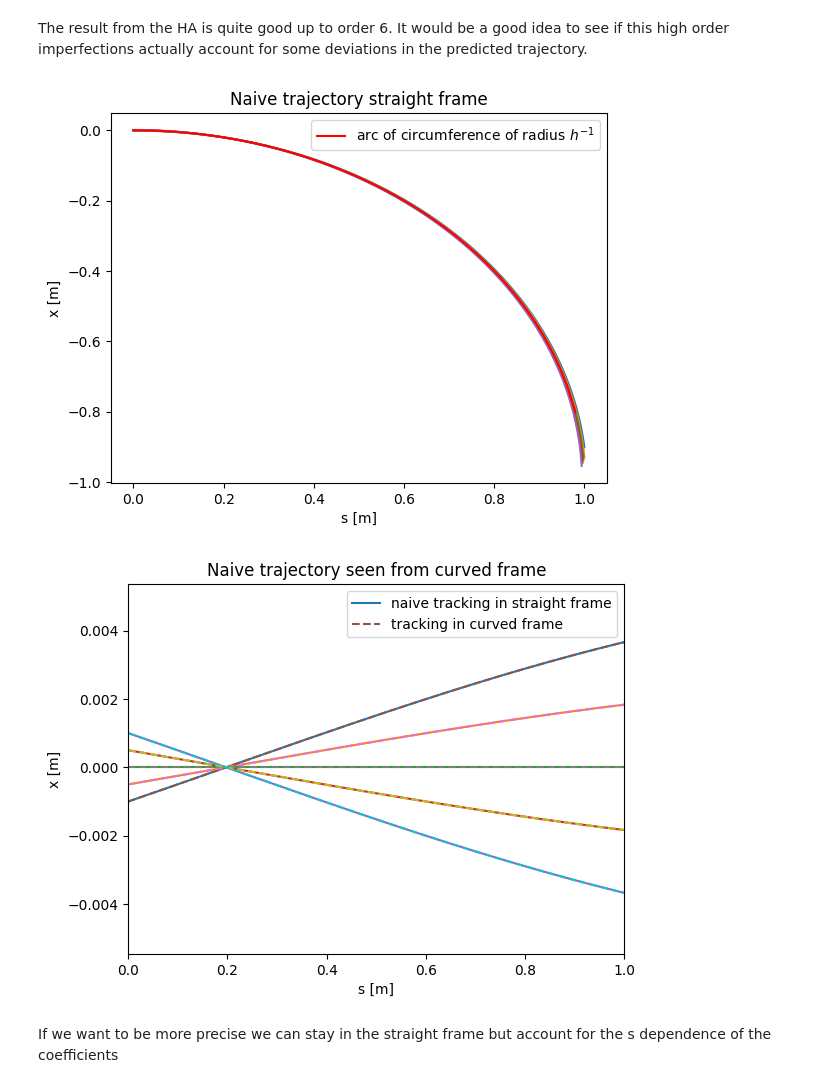
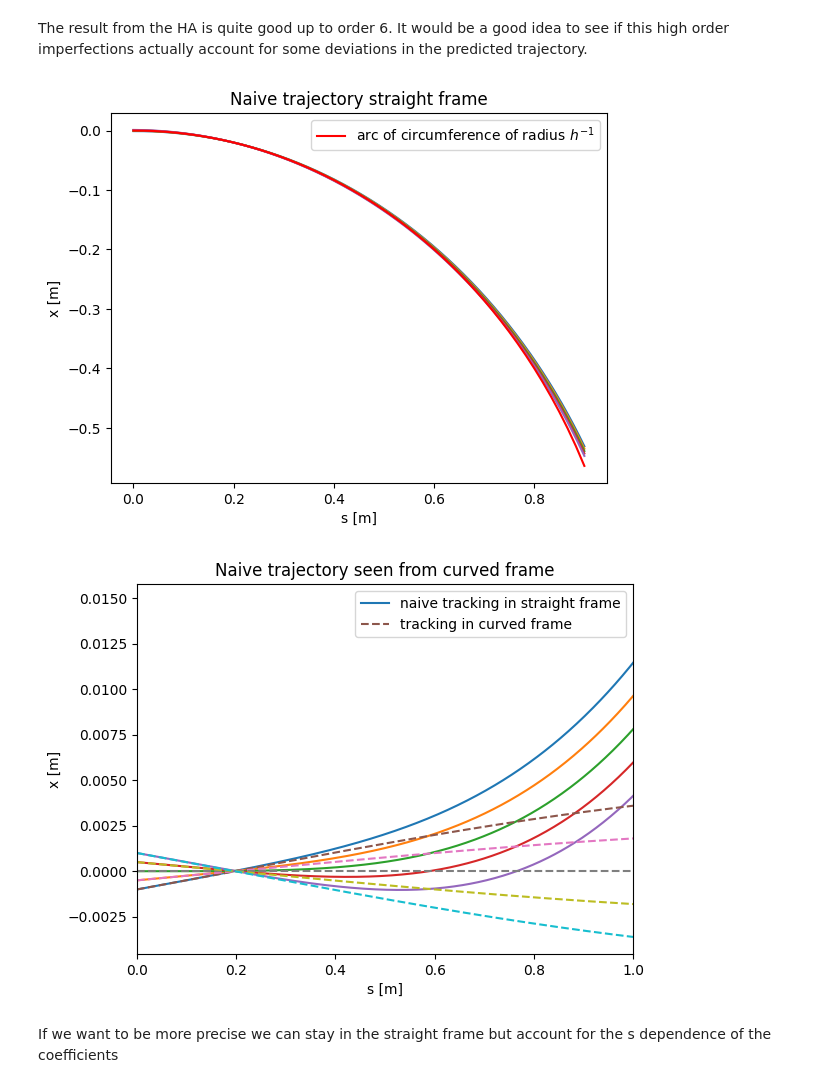
Before and after one commit to marcoliniF/bpmeth, a Jupyter notebook: preliminaryTrials/6.1track_framecomparisonnb.ipynb, the cells around one changed output. Drawn from its saved outputs; the diff is of its cells as text; code cells hidden in the pictures.

```diff
--- a/preliminaryTrials/6.1track_framecomparisonnb.ipynb
+++ b/preliminaryTrials/6.1track_framecomparisonnb.ipynb
@@ -88,9 +88,11 @@ Take the coefficient of y in phi_straight, which is $\phi_1$, expand it in a Tay
 phi0 = phi_straight.as_coefficients_dict(y)[1]   # phi_0(x, s)$
 .
 # %%
-maxordx=12
+maxordx=7
 ns=101
-phi1=phi_straight.as_coefficients_dict(y)[y]
+x, y, s = sp.symbols('x y s', real=True)
+phi_straight_exp = sp.expand(phi_straight)
+phi1=phi_straight_exp.as_coefficients_dict(y)[y]
 print("phi1=",phi1)
 ss = np.linspace(0, 1, ns)
 if phi1==0:
@@ -267,7 +269,7 @@ cylfieldmapdatastack= np.column_stack([rarr.ravel(), tarr.ravel(), sarr.ravel(),
 (100, 100, 101)
 # %%
 fm_straight_cyl= bpmeth.fieldmaps.Fieldmap(cylfieldmapdatastack)
-orderHA=4
+orderHA=7
 svals, astraightofs, bstraightofs, erroras, errorbs = fm_straight_cyl.s_harmonics(rr=rr, ntheta=ntheta, ns=ns, order=orderHA)
 for i, b in enumerate(bstraightofs.T):
     plt.plot(svals, b, label=f"b_{i+1}(s)")
@@ -296,8 +298,8 @@ plt.legend()
 plt.show()
 
 reldeltab=deltab/b_vals[:commonsize]
-for i, d in enumerate(reldeltab[:maxordx]):
-    plt.plot(svals[20:], d[20:], label=f"$\Delta$b_{i+1}(s)")
+for i, d in enumerate(reldeltab[:commonsize]):
+    plt.plot(svals[20:70], d[20:70], label=f"$\Delta$b_{i+1}(s)")
 
 plt.xlabel('s [m]')
 plt.ylabel('deltab_n/b_n')
@@ -313,7 +315,7 @@ plt.show()
 The result from the HA is quite good up to order 6. It would be a good idea to see if this high order imperfections actually account for some deviations in the predicted trajectory.
 # %%
 Astrnaive=bpmeth.GeneralVectorPotential(h=0, b=b_curved, a=a_curved, nphi=5)#uses the original simple coefficients disregarding the curvature
-Hstrnaive = bpmeth.Hamiltonian(length=1,h=0, vectp=Astrnaive)
+Hstrnaive = bpmeth.Hamiltonian(length=0.9,h=0, vectp=Astrnaive)
 p_2 = p0.copy()
 sol_strnaive = Hstrnaive.track(p_2, return_sol=True, ivp_opt= {"rtol":1e-10, "atol":1e-12})
 for ss in sol_strnaive:
@@ -321,38 +323,38 @@ for ss in sol_strnaive:
 plt.xlabel('s [m]')
 plt.ylabel('x [m]')
 plt.title("Naive trajectory straight frame")
-x=np.linspace(0,.98,55)
+x=np.linspace(0,.9,55)
 y= -1/h +np.sqrt(h**-2 -x**2)
 plt.plot(x,y, color='red', label='arc of circumference of radius $h^{-1}$')
 plt.legend()
 #plt.xlim((0., 0.99))
 plt.show()
 
 #visualise from the pov of the curved frame
 for i, ss in enumerate(sol_strnaive):
     xc=np.sqrt((ss.y[0]+1/h)**2+ss.t**2)-1/h
     sc=np.arctan(ss.t/(ss.y[0]+1/h))/h
     if i == 0:
         plt.plot(sc,xc, label='naive tracking in straight frame')
     else:
         plt.plot(sc,xc)
 plt.xlabel('s [m]')
 plt.ylabel('x [m]')
 plt.title("Naive trajectory seen from curved frame")
 # x=np.linspace(0,1,50)
 # y= np.zeros(50)
 # plt.plot(x,y, color='red', label='arc of circumference of radius h^-1')
 for i,ss in enumerate(sol_curved):
     if i == 0:
         plt.plot(ss.t, ss.y[0],'--',label='tracking in curved frame')
     else:
         plt.plot(ss.t, ss.y[0],'--')
 plt.legend()
 plt.xlim((0., 1.))#because H curved has length 1
 plt.show()
 # %% [output]
-[figure, old version]
+[figure, new version]
-[figure, old version]
+[figure, new version]
 # %% [markdown]
 If we want to be more precise we can stay in the straight frame but account for the s dependence of the coefficients
 # %%
```
Also changed, not shown: parts of 19 cells of this notebook.
